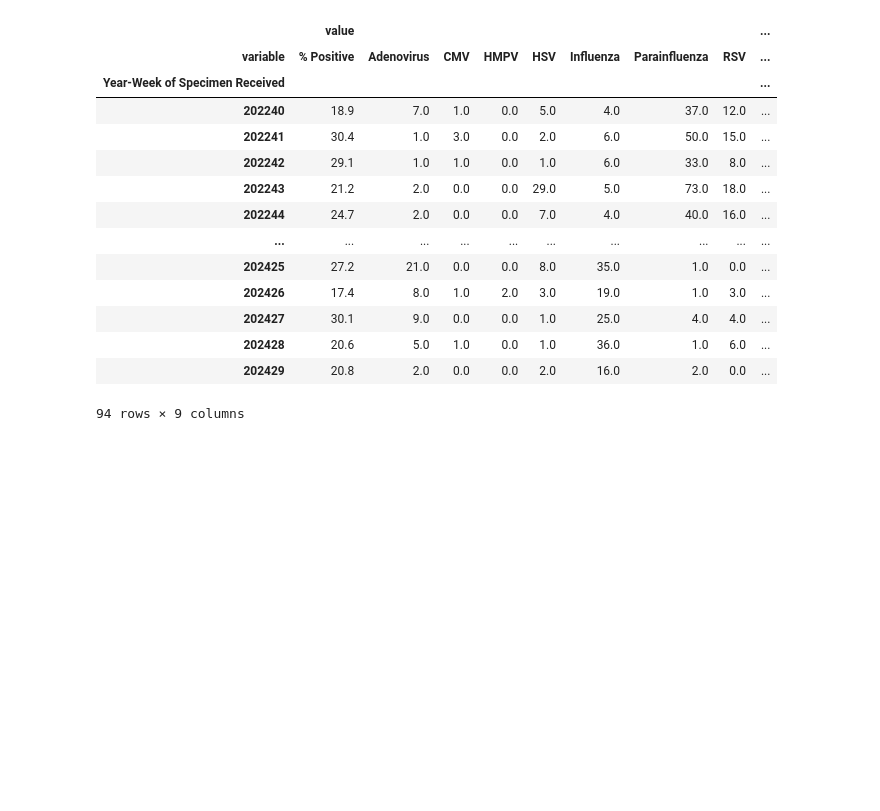
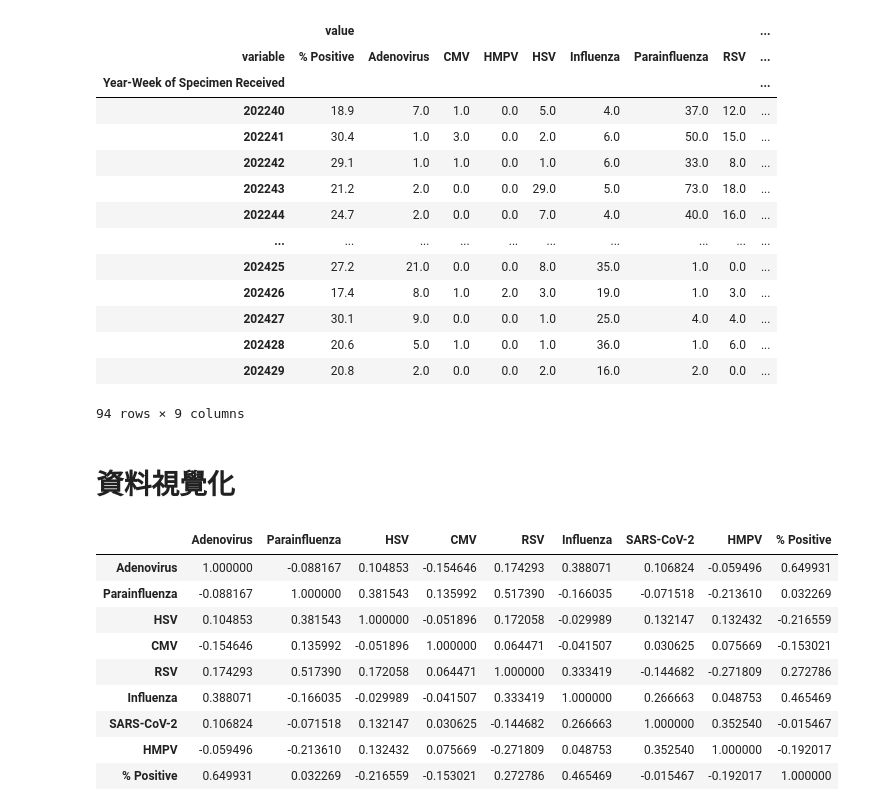
Before and after one commit to chunyichen0601/CDC_data_analysis, a Jupyter notebook: LARS.ipynb, the cells around one changed output. Drawn from its saved outputs; the diff is of its cells as text; code cells hidden in the pictures; blank space fills up the shorter version.

```diff
--- a/LARS.ipynb
+++ b/LARS.ipynb
@@ -86,3 +96,5 @@ piv_lars
 | 202428 | 20.6 | 5.0 | 1.0 | 0.0 | 1.0 | 36.0 | 1.0 | 6.0 | ... |
 | 202429 | 20.8 | 2.0 | 0.0 | 0.0 | 2.0 | 16.0 | 2.0 | 0.0 | ... |
 94 rows × 9 columns
+# %% [markdown]
+# 資料視覺化
@@ -88,0 +104,13 @@ piv_lars
+# %%
+df_lars_data.iloc[:,1:].corr()
+# %% [output]
+|  | Adenovirus | Parainfluenza | HSV | CMV | RSV | Influenza | SARS-CoV-2 | HMPV | % Positive |
+| Adenovirus | 1.000000 | -0.088167 | 0.104853 | -0.154646 | 0.174293 | 0.388071 | 0.106824 | -0.059496 | 0.649931 |
+| Parainfluenza | -0.088167 | 1.000000 | 0.381543 | 0.135992 | 0.517390 | -0.166035 | -0.071518 | -0.213610 | 0.032269 |
+| HSV | 0.104853 | 0.381543 | 1.000000 | -0.051896 | 0.172058 | -0.029989 | 0.132147 | 0.132432 | -0.216559 |
+| CMV | -0.154646 | 0.135992 | -0.051896 | 1.000000 | 0.064471 | -0.041507 | 0.030625 | 0.075669 | -0.153021 |
+| RSV | 0.174293 | 0.517390 | 0.172058 | 0.064471 | 1.000000 | 0.333419 | -0.144682 | -0.271809 | 0.272786 |
+| Influenza | 0.388071 | -0.166035 | -0.029989 | -0.041507 | 0.333419 | 1.000000 | 0.266663 | 0.048753 | 0.465469 |
+| SARS-CoV-2 | 0.106824 | -0.071518 | 0.132147 | 0.030625 | -0.144682 | 0.266663 | 1.000000 | 0.352540 | -0.015467 |
+| HMPV | -0.059496 | -0.213610 | 0.132432 | 0.075669 | -0.271809 | 0.048753 | 0.352540 | 1.000000 | -0.192017 |
+| % Positive | 0.649931 | 0.032269 | -0.216559 | -0.153021 | 0.272786 | 0.465469 | -0.015467 | -0.192017 | 1.000000 |
```
Also changed, not shown: parts of 9 cells of this notebook, 3 other files.
